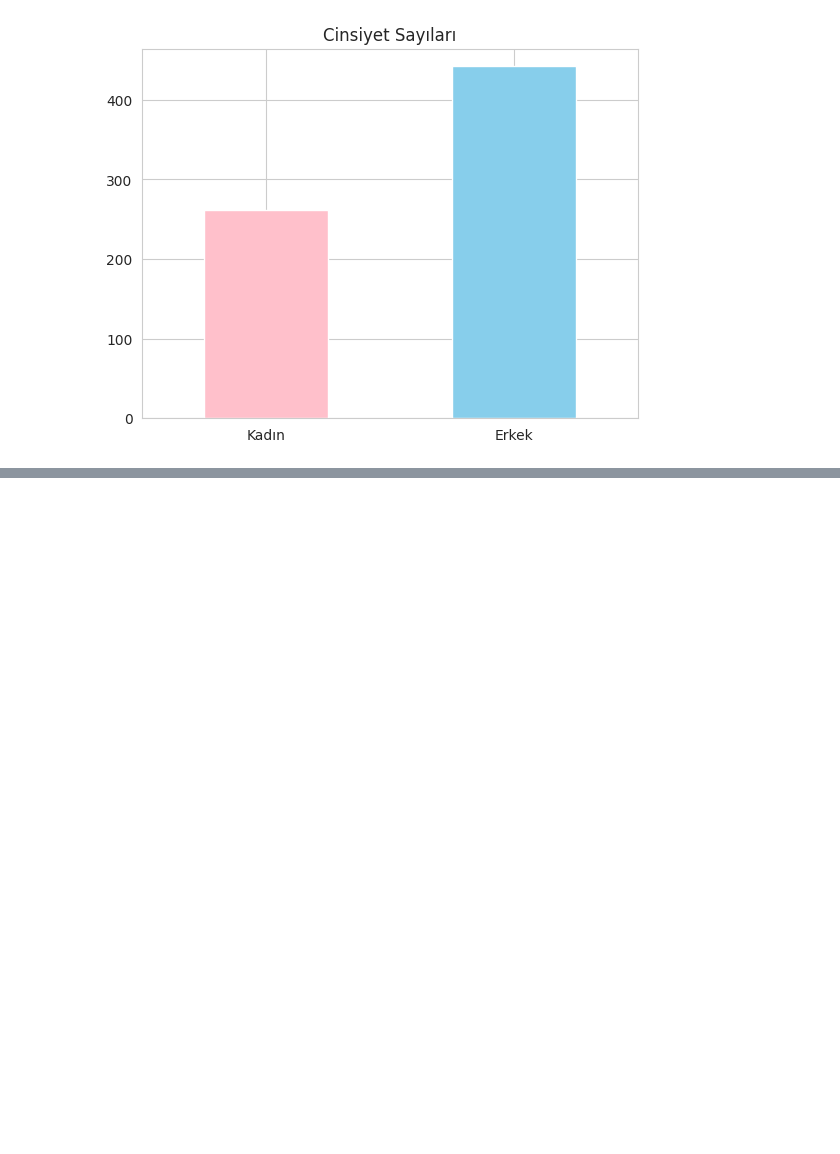
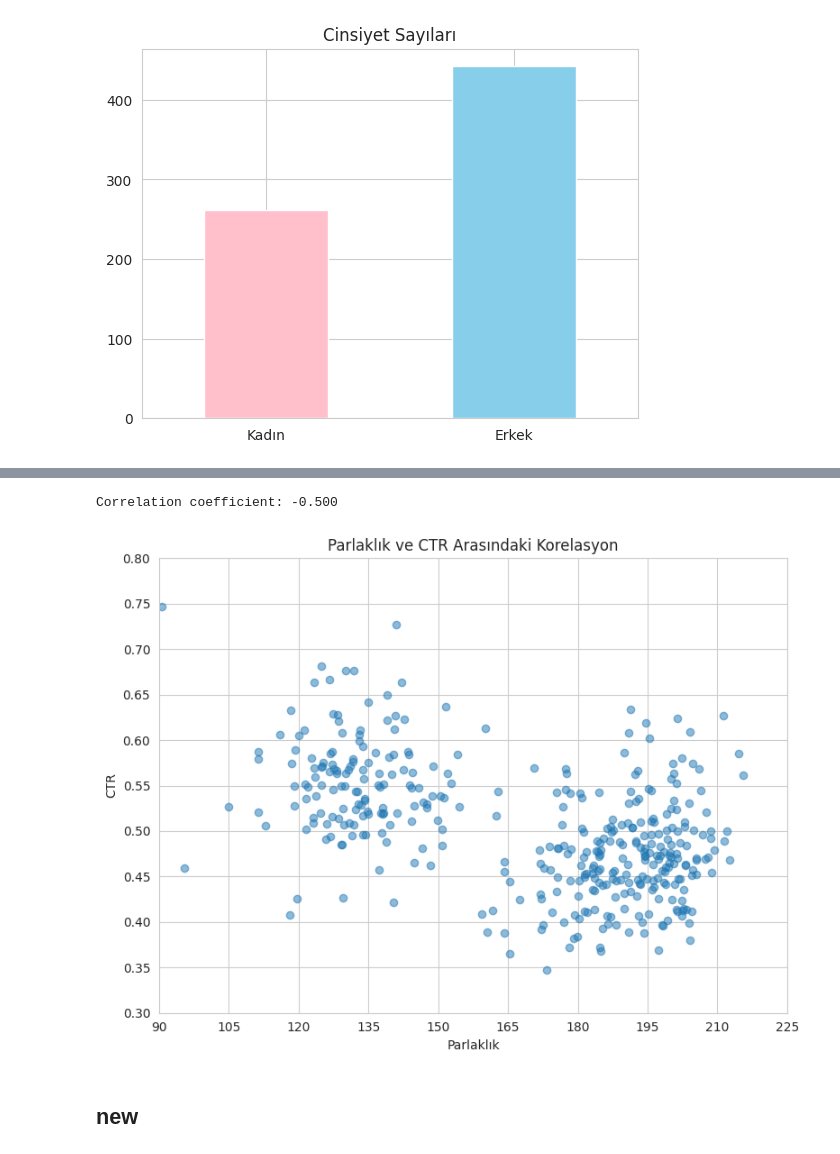
Before and after one commit to meyupy/teknofest25-syz, a Jupyter notebook: cto calculation/data_analysis.ipynb, the cells around one changed output, grey strips where cells are left out. Cells and saved outputs as stored; diff of their text form; code cells hidden in the pictures; blank space fills up the shorter version.

```diff
--- a/cto calculation/data_analysis.ipynb
+++ b/cto calculation/data_analysis.ipynb
@@ -69,0 +102,37 @@ plt.show()
+# %%
+def plot_brightness_ctr_correlation(df, xlim=(0, 255), ylim=(0,1), x_gap=15, y_gap=0.1):
+    df_valid = df.dropna(subset=['ctr', 'brightness'])
+
+    correlation = df_valid['brightness'].corr(df_valid['ctr'])
+    print(f'Correlation coefficient: {correlation:.3f}')
+
+    plt.figure(figsize=(8, 6))
+    plt.scatter(df_valid['brightness'], df_valid['ctr'], alpha=0.5)
+    plt.title('Parlaklık ve CTR Arasındaki Korelasyon')
+    plt.xlabel('Parlaklık')
+    plt.ylabel('CTR')
+
+    plt.xlim(xlim)
+    plt.ylim(ylim)
+
+    def frange(start, stop, step):
+        values = []
+        while start <= stop:
+            values.append(start)
+            start = round(start + step, 10)
+        return values
+
+    plt.xticks(range(xlim[0], xlim[1] + 1, x_gap))
+    y_ticks = [round(i, 2) for i in frange(ylim[0], ylim[1], y_gap)]
+    plt.yticks(y_ticks)
+
+    plt.grid(True)
+    plt.tight_layout()
+    plt.show()
+# %%
+plot_brightness_ctr_correlation(df, xlim=(90, 225), ylim=(0.3,0.8), x_gap=15, y_gap=0.05)
+# %% [output]
+Correlation coefficient: -0.500
+[figure, added]
+# %% [markdown]
+## new
```
Also changed, not shown: parts of 7 cells of this notebook, 3 other files.
